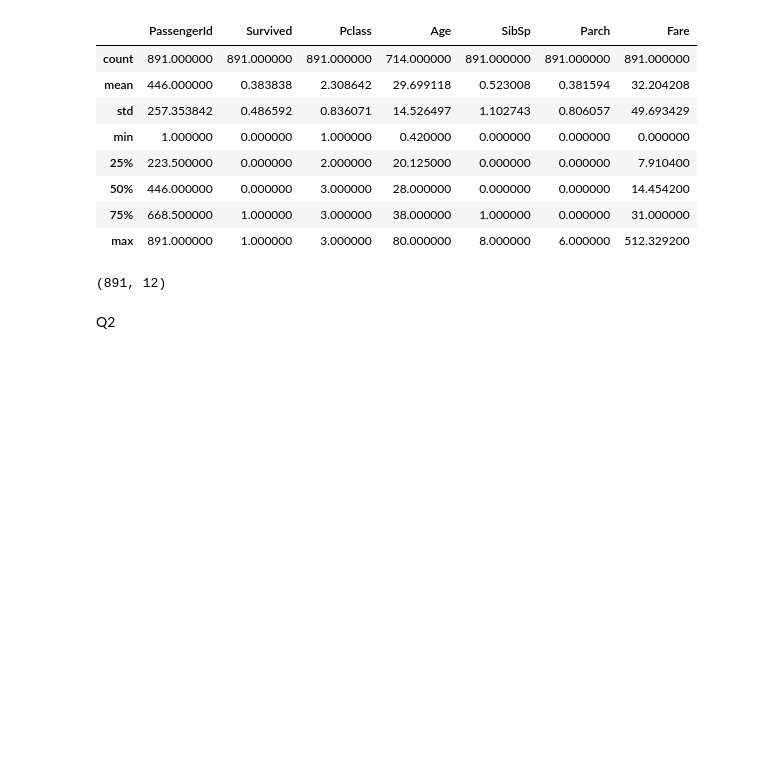
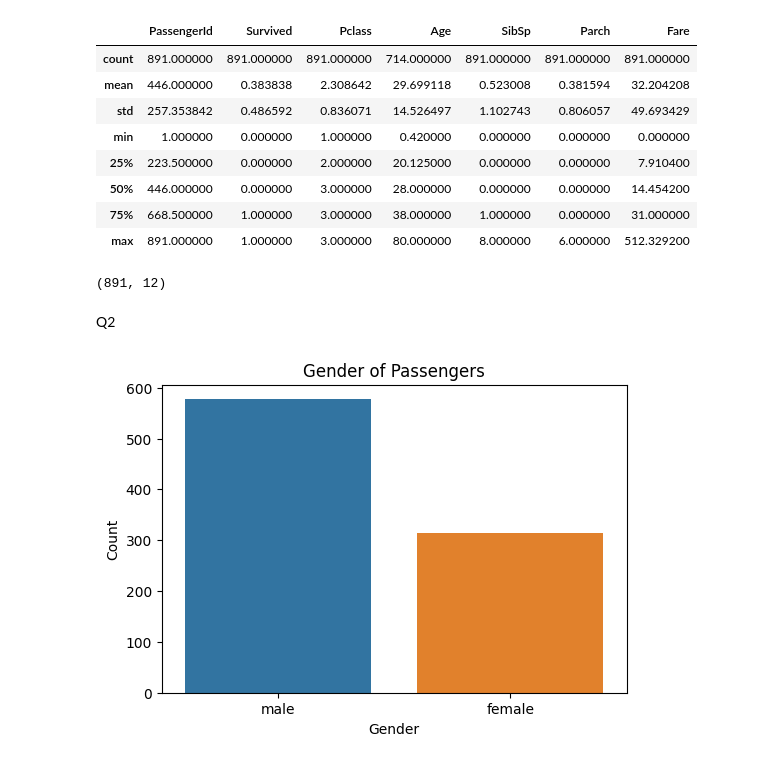
Before and after one commit to 2347253/Python-Lab, a Jupyter notebook: shawn_253_lab8.ipynb, the cells around one changed output. Saved outputs shown, nothing was run; the diff lists cells and outputs as text; code cells hidden in the pictures; blank space fills up the shorter version.

```diff
--- a/shawn_253_lab8.ipynb
+++ b/shawn_253_lab8.ipynb
@@ -61,15 +61,19 @@ df.shape
 # %% [markdown]
 Q2
 # %%
+#Visualize the Gender of Passengers using the Bar graph.
 import numpy as np
 import pandas as pd
 import seaborn as sns
 import matplotlib.pyplot as plt
 
+df = pd.read_csv('Titanic - Titanic.csv')
 gender_counts = df['Sex'].value_counts()
 plt.figure(figsize=(6, 4))
 sns.barplot(x=gender_counts.index, y=gender_counts.values)
 plt.title('Gender of Passengers')
 plt.xlabel('Gender')
 plt.ylabel('Count')
 plt.show()
+# %% [output]
+[figure, added]
```
Also changed, not shown: parts of 3 cells of this notebook.
